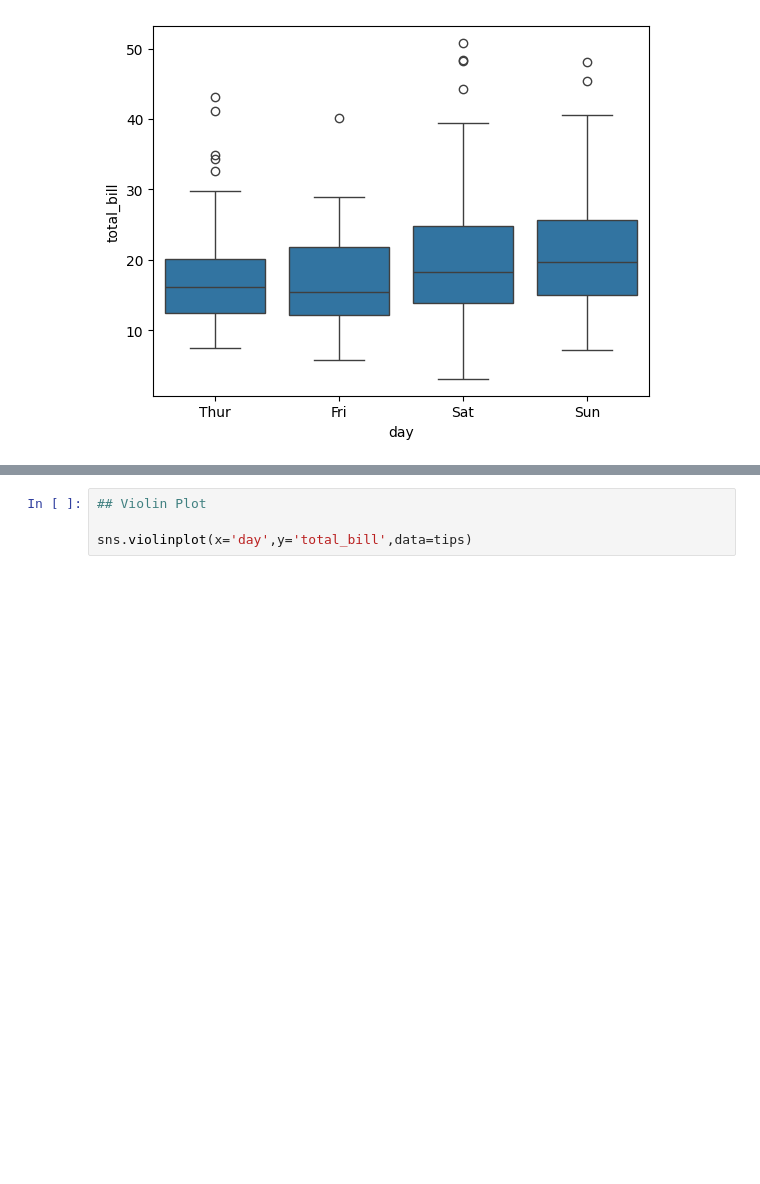
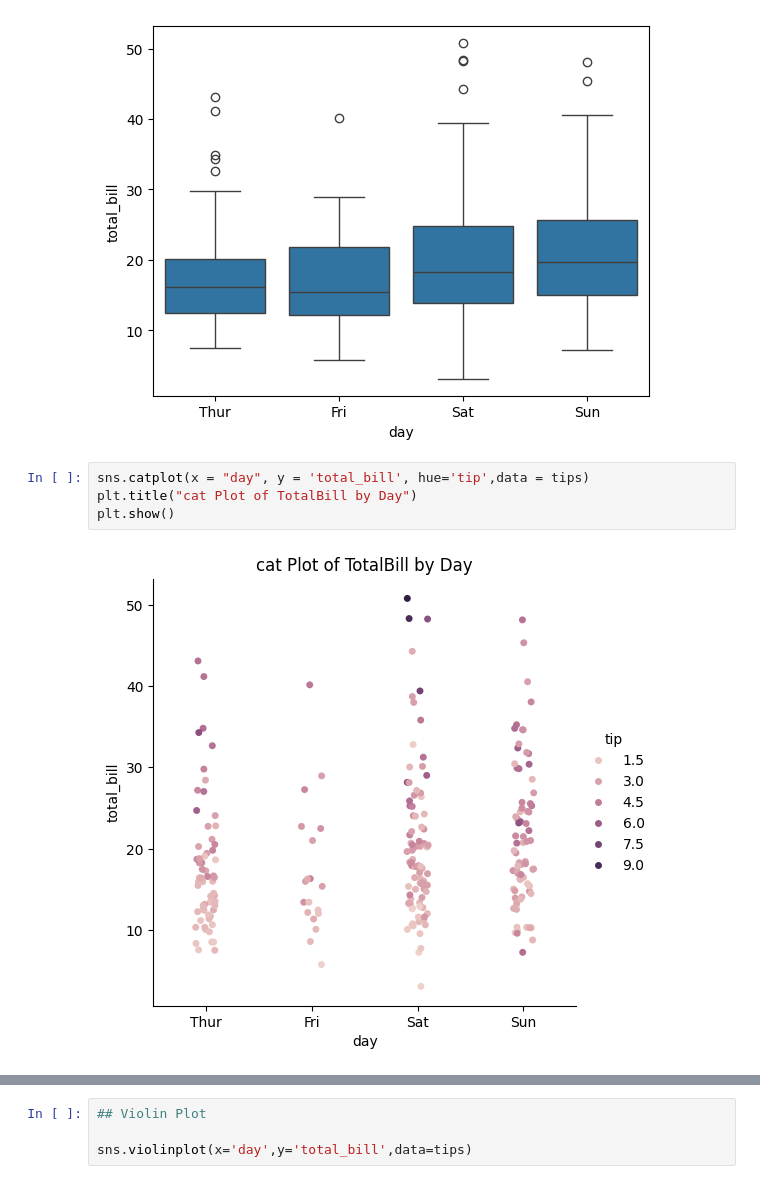
Before and after one commit to Milind1234/DS_ML_DL_NLP, a Jupyter notebook: 00_Basics/10_Data_Analysis_with_python/10.6-seaborn.ipynb, the cells around one changed output, grey strips where cells are left out. Drawn from its saved outputs; the diff is of its cells as text; blank space fills up the shorter version.

```diff
--- a/00_Basics/10_Data_Analysis_with_python/10.6-seaborn.ipynb
+++ b/00_Basics/10_Data_Analysis_with_python/10.6-seaborn.ipynb
@@ -72,3 +74,9 @@ sns.boxplot(x="day",y='total_bill',data=tips)
 # %% [output]
 <Axes: xlabel='day', ylabel='total_bill'>
 [figure]
+# %%
+sns.catplot(x = "day", y = 'total_bill', hue='tip',data = tips)
+plt.title("cat Plot of TotalBill by Day")
+plt.show()
+# %% [output]
+[figure, added]
```
Also changed, not shown: parts of 3 cells of this notebook, 1 other file.
